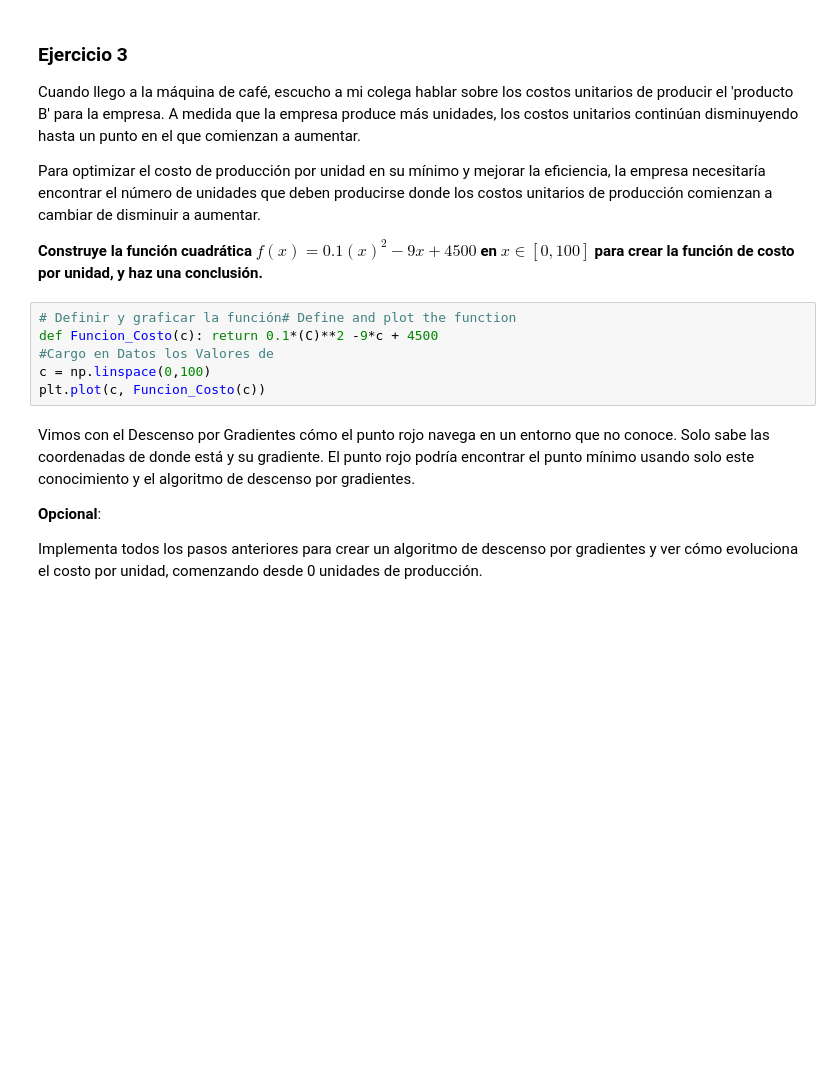
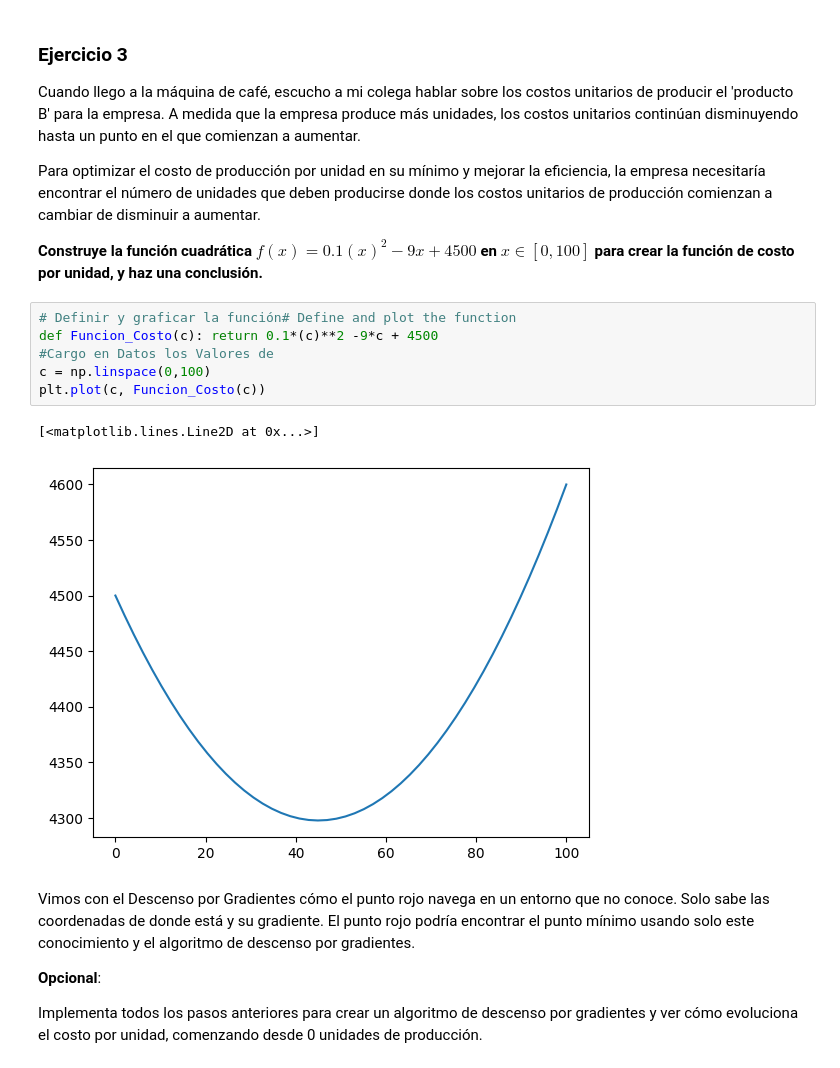
Before and after one commit to pcaliman2/calculus-and-algebra-problems-with-python, a Jupyter notebook: notebook/problems.es.ipynb, the cells around one changed output. Saved outputs shown, nothing was run; the diff lists cells and outputs as text; blank space fills up the shorter version.

```diff
--- a/notebook/problems.es.ipynb
+++ b/notebook/problems.es.ipynb
@@ -272,10 +272,13 @@ Para optimizar el costo de producción por unidad en su mínimo y mejorar la efi
 **Construye la función cuadrática $f(x)=0.1(x)^2−9x +4500$ en $x∈[0,100]$ para crear la función de costo por unidad, y haz una conclusión.**
 # %%
 # Definir y graficar la función# Define and plot the function
-def Funcion_Costo(c): return 0.1*(C)**2 -9*c + 4500
+def Funcion_Costo(c): return 0.1*(c)**2 -9*c + 4500
 #Cargo en Datos los Valores de
 c = np.linspace(0,100)
 plt.plot(c, Funcion_Costo(c))
+# %% [output]
+[<matplotlib.lines.Line2D at 0x...>]
+[figure, added]
 # %% [markdown]
 Vimos con el Descenso por Gradientes cómo el punto rojo navega en un entorno que no conoce. Solo sabe las coordenadas de donde está y su gradiente. El punto rojo podría encontrar el punto mínimo usando solo este conocimiento y el algoritmo de descenso por gradientes.
 
```
